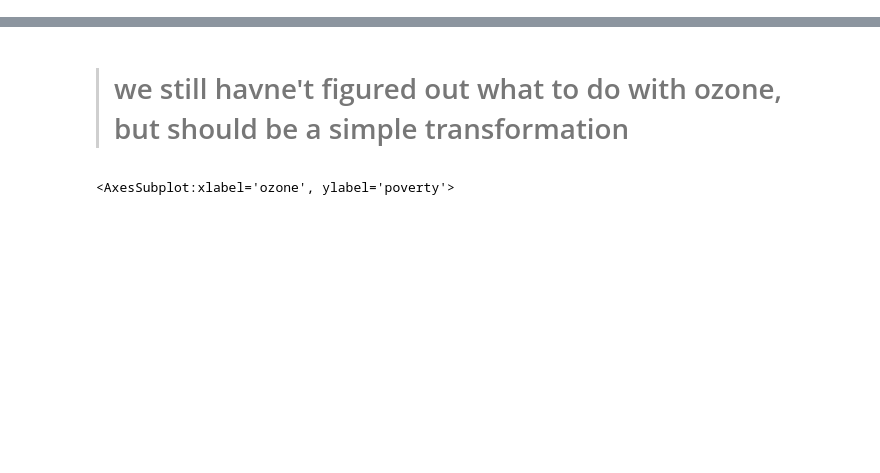
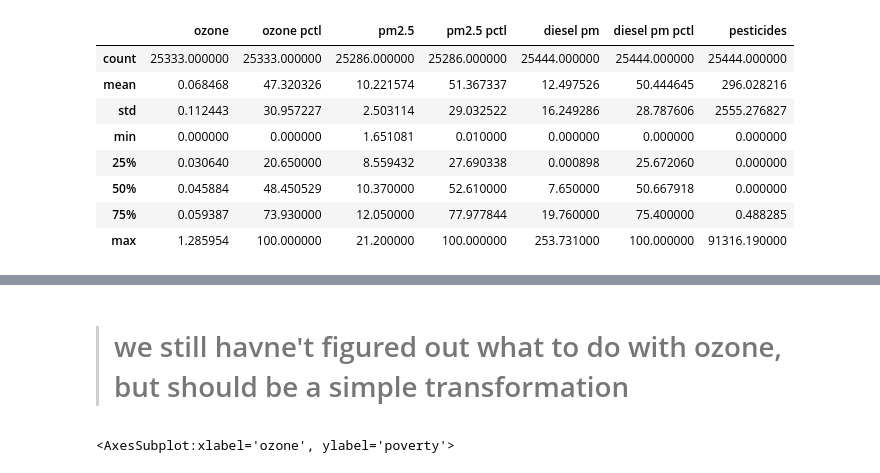
Before and after one commit to gigi-codes/warehouse_density, a Jupyter notebook: Giovanna/06_all_eda.ipynb, the cells around one changed output, grey strips where cells are left out. Saved outputs shown, nothing was run; the diff lists cells and outputs as text; code cells hidden in the pictures; blank space fills up the shorter version.

```diff
--- a/Giovanna/06_all_eda.ipynb
+++ b/Giovanna/06_all_eda.ipynb
@@ -36,0 +64,32 @@ cal.head()
+# %%
+#cutting out percentiles , lat/lon, zip, census tract, "scores"
+initial_columns_to_fit =[
+ 'total population',
+ 'ozone',
+ 'pm2.5',
+ 'diesel pm',
+ 'pesticides',
+ 'traffic',
+ 'cleanup sites',
+ 'groundwater threats',
+ 'haz. waste',
+ 'imp. water bodies',
+ 'solid waste',
+ 'pollution burden',
+ 'asthma',
+ 'low birth weight',
+ 'education',
+ 'linguistic isolation',
+ 'poverty',
+ 'pop. char. ',
+ 'drinking water',
+ 'tox. release',
+ 'unemployment',
+ 'ces_per',
+ 'cardiovascular disease',
+ 'housing burden',
+ 'est total',
+ 'est gen',
+ 'est cold',
+ 'est farm',
+ 'est other']
@@ -36,0 +142,12 @@ cal.head()
+# %%
+X.describe()
+# %% [output]
+|  | ozone | ozone pctl | pm2.5 | pm2.5 pctl | diesel pm | diesel pm pctl | pesticides |
+| count | 25333.000000 | 25333.000000 | 25286.000000 | 25286.000000 | 25444.000000 | 25444.000000 | 25444.000000 |
+| mean | 0.068468 | 47.320326 | 10.221574 | 51.367337 | 12.497526 | 50.444645 | 296.028216 |
+| std | 0.112443 | 30.957227 | 2.503114 | 29.032522 | 16.249286 | 28.787606 | 2555.276827 |
+| min | 0.000000 | 0.000000 | 1.651081 | 0.010000 | 0.000000 | 0.000000 | 0.000000 |
+| 25% | 0.030640 | 20.650000 | 8.559432 | 27.690338 | 0.000898 | 25.672060 | 0.000000 |
+| 50% | 0.045884 | 48.450529 | 10.370000 | 52.610000 | 7.650000 | 50.667918 | 0.000000 |
+| 75% | 0.059387 | 73.930000 | 12.050000 | 77.977844 | 19.760000 | 75.400000 | 0.488285 |
+| max | 1.285954 | 100.000000 | 21.200000 | 100.000000 | 253.731000 | 100.000000 | 91316.190000 |
```
Also changed, not shown: parts of 79 cells of this notebook, 1 other file.
